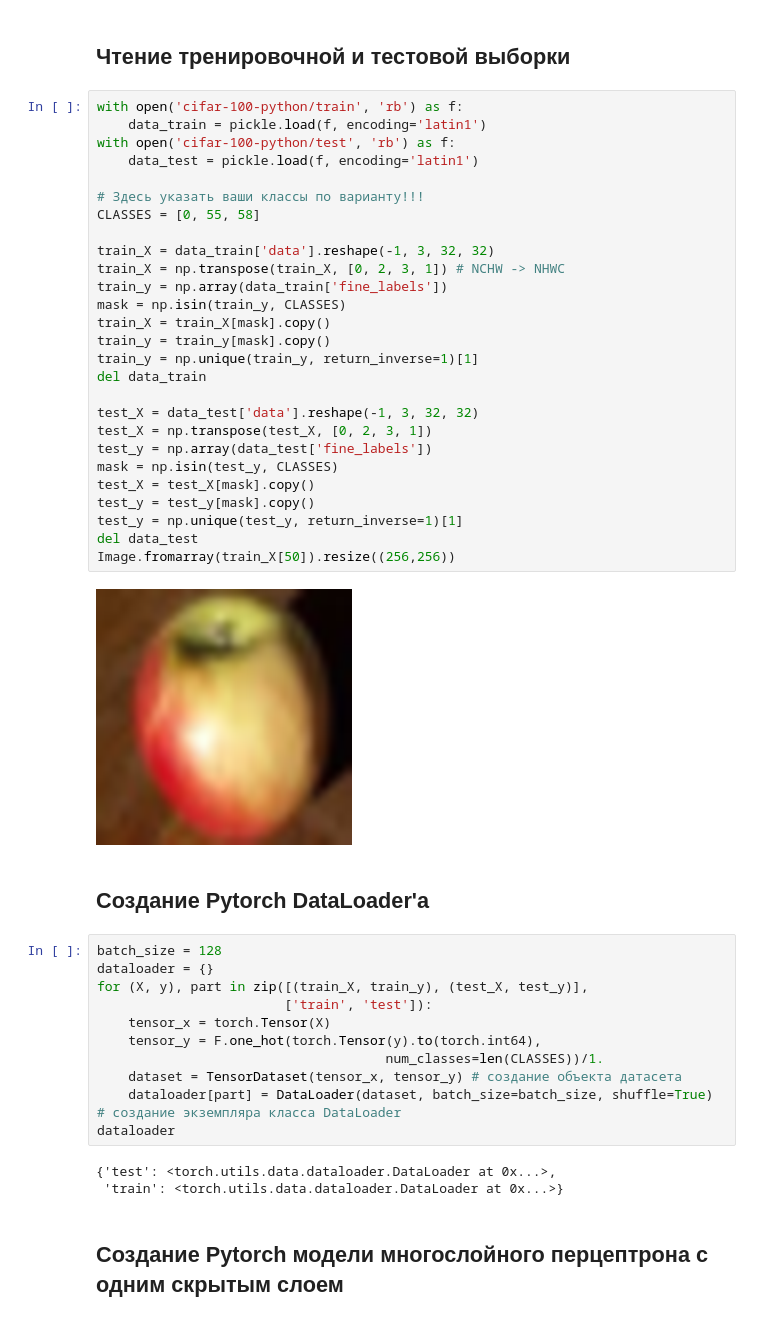
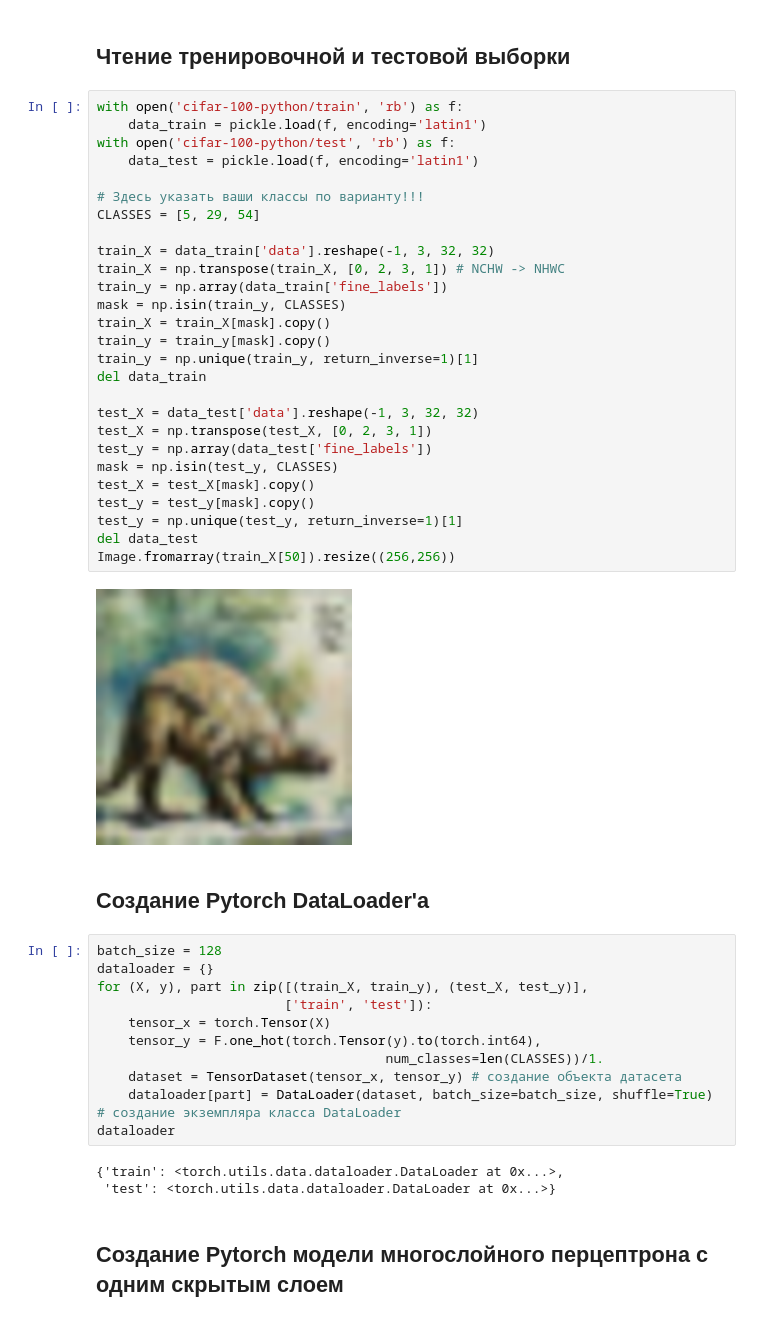
Before and after one commit to ksenia57/DeepLearning, a Jupyter notebook: notebooks/Lab1.ipynb, the cells around one changed output. Saved outputs shown, nothing was run; the diff lists cells and outputs as text.

```diff
--- a/notebooks/Lab1.ipynb
+++ b/notebooks/Lab1.ipynb
@@ -393,32 +393,32 @@ cifar-100-python/meta
 # %%
 with open('cifar-100-python/train', 'rb') as f:
     data_train = pickle.load(f, encoding='latin1')
 with open('cifar-100-python/test', 'rb') as f:
     data_test = pickle.load(f, encoding='latin1')
 
 # Здесь указать ваши классы по варианту!!!
-CLASSES = [0, 55, 58]
+CLASSES = [5, 29, 54]
 
 train_X = data_train['data'].reshape(-1, 3, 32, 32)
 train_X = np.transpose(train_X, [0, 2, 3, 1]) # NCHW -> NHWC
 train_y = np.array(data_train['fine_labels'])
 mask = np.isin(train_y, CLASSES)
 train_X = train_X[mask].copy()
 train_y = train_y[mask].copy()
 train_y = np.unique(train_y, return_inverse=1)[1]
 del data_train
 
 test_X = data_test['data'].reshape(-1, 3, 32, 32)
 test_X = np.transpose(test_X, [0, 2, 3, 1])
 test_y = np.array(data_test['fine_labels'])
 mask = np.isin(test_y, CLASSES)
 test_X = test_X[mask].copy()
 test_y = test_y[mask].copy()
 test_y = np.unique(test_y, return_inverse=1)[1]
 del data_test
 Image.fromarray(train_X[50]).resize((256,256))
 # %% [output]
-[figure, old version]
+[figure, new version]
 # %% [markdown]
 ## Создание Pytorch DataLoader'a
 # %%
@@ -433,8 +433,8 @@ for (X, y), part in zip([(train_X, train_y), (test_X, test_y)],
     dataloader[part] = DataLoader(dataset, batch_size=batch_size, shuffle=True) # создание экземпляра класса DataLoader
 dataloader
 # %% [output]
-{'test': <torch.utils.data.dataloader.DataLoader at 0x...>,
- 'train': <torch.utils.data.dataloader.DataLoader at 0x...>}
+{'train': <torch.utils.data.dataloader.DataLoader at 0x...>,
+ 'test': <torch.utils.data.dataloader.DataLoader at 0x...>}
 # %% [markdown]
 ## Создание Pytorch модели многослойного перцептрона с одним скрытым слоем
 # %%
```
Also changed, not shown: parts of 12 cells of this notebook.
